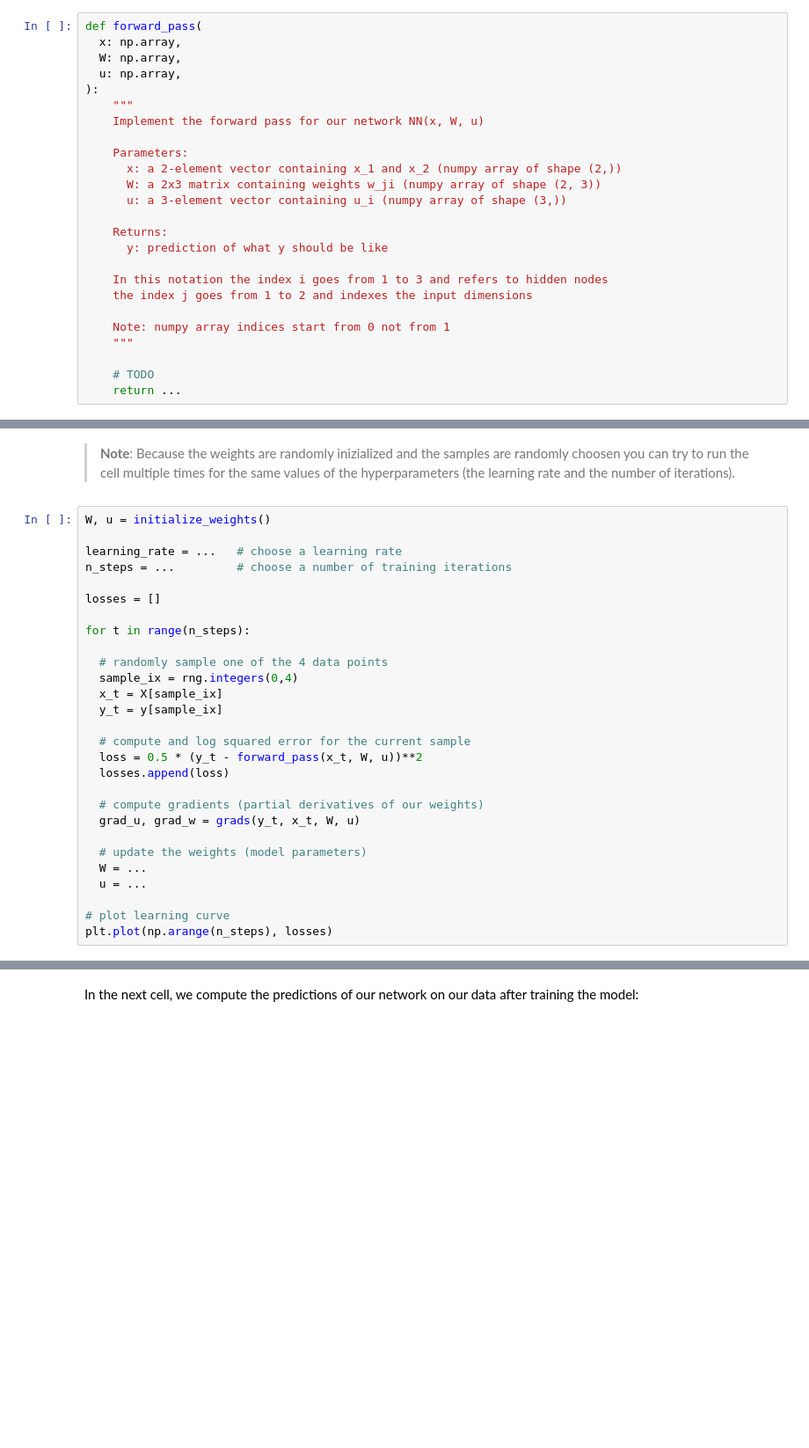
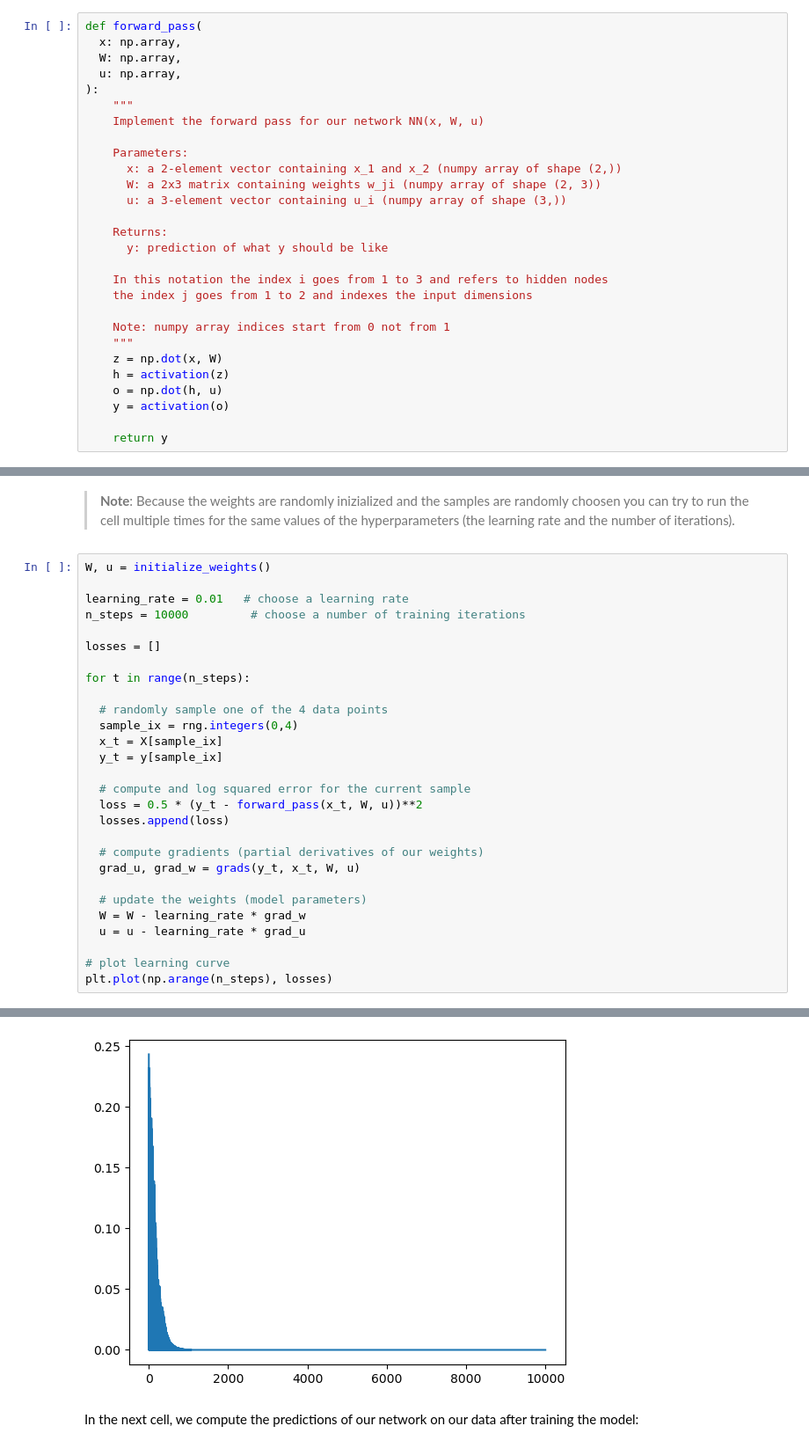
Before and after one commit to michamettler/zhaw-mldm, a Jupyter notebook: L08/L08_Neural_Networks_ASSIGNMENT.ipynb, the cells around one changed output, grey strips where cells are left out. Shown at 88% size. Cells and saved outputs as stored; diff of their text form; blank space fills up the shorter version.

```diff
--- a/L08/L08_Neural_Networks_ASSIGNMENT.ipynb
+++ b/L08/L08_Neural_Networks_ASSIGNMENT.ipynb
@@ -223,9 +230,12 @@ def forward_pass(
 
     Note: numpy array indices start from 0 not from 1
     """
+    z = np.dot(x, W)
+    h = activation(z)
+    o = np.dot(h, u)
+    y = activation(o)
 
-    # TODO
-    return ...
+    return y
 # %% [markdown]
 In the next cell, we compute the predictions of our network for our data:
 # %%
@@ -314,8 +330,8 @@ where $\alpha$ denotes the learning rate.
 # %%
 W, u = initialize_weights()
 
-learning_rate = ...   # choose a learning rate
-n_steps = ...         # choose a number of training iterations
+learning_rate = 0.01   # choose a learning rate
+n_steps = 10000         # choose a number of training iterations
 
 losses = []
 
@@ -334,8 +350,9 @@ for t in range(n_steps):
   grad_u, grad_w = grads(y_t, x_t, W, u)
 
   # update the weights (model parameters)
-  W = ...
-  u = ...
+  W = W - learning_rate * grad_w
+  u = u - learning_rate * grad_u
 
 # plot learning curve
 plt.plot(np.arange(n_steps), losses)
+# %% [output]
@@ -342,3 +360,4 @@ plt.plot(np.arange(n_steps), losses)
+[figure, added]
 # %% [markdown]
 In the next cell, we compute the predictions of our network on our data after training the model:
 # %%
```
Also changed, not shown: parts of 11 cells of this notebook.
